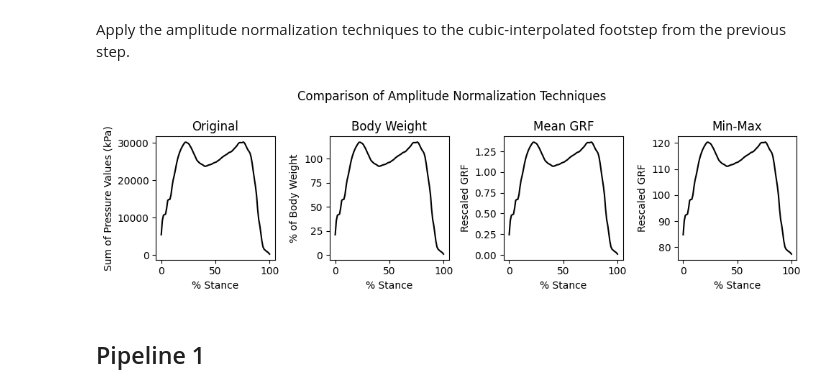
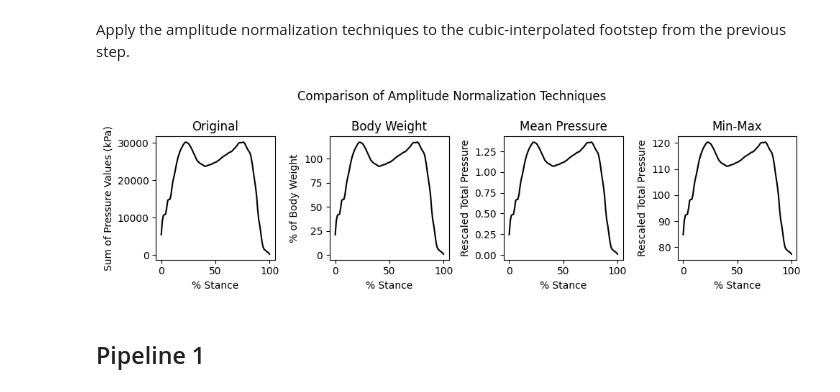
Before and after one commit to UNB-StepUP/StepUP-P150, a Jupyter notebook: python/normalize_footsteps.ipynb, the cells around one changed output. Cells and saved outputs as stored; diff of their text form; code cells hidden in the pictures.

```diff
--- a/python/normalize_footsteps.ipynb
+++ b/python/normalize_footsteps.ipynb
@@ -58,7 +58,7 @@ def spatial_flip(footstep,orientation):
 
   return footstep_upright
 
-# rotate centered footstep using direction of PC1
+# rotate centered footstep using direction of first principal component axis
 def spatial_rotation(footstep):
 
   # get peak pressure image
@@ -67,8 +67,7 @@ def spatial_rotation(footstep):
   # get angle of first principal component axis
   c, r = np.where(img_peak > 0)
   X = np.array([c,r]).T
-  pca = PCA(n_components=2)
-  projected = pca.fit_transform(X)
+  pca = PCA(n_components=2).fit(X)
   angle = np.arctan2(pca.components_[0,1], pca.components_[0,0])
   angle = np.degrees(angle)
 
@@ -78,8 +77,8 @@ def spatial_rotation(footstep):
 
   rotation_angle = -angle
 
-  # grow image to allow room for rotation
-  max_sz = max(footstep.shape)
+  # enlarge to allow room for rotation
+  max_sz = max(footstep.shape[1:])
   footstep_rotated = np.zeros((footstep.shape[0],max_sz,max_sz))
 
   # rotate each frame and pad to desired shape
@@ -242,24 +241,21 @@ def temporal_zeropad(footstep,t = 300):
 # %% [markdown]
 Amplitude Normalization
 # %%
-# Rescale amplitude by mean of ground reaction force.
-# The rescaled footstep's GRF time series will have a mean of 1.
-def amplitude_meanGRF(footstep):
-    mean_GRF = footstep.sum((1,2)).mean()
-    return footstep/mean_GRF, mean_GRF
+# Rescale amplitude by the average total pressure of the footstep.
+def amplitude_meanpressure(footstep):
+    mean_pressure = footstep.sum((1,2)).mean()
+    return footstep/mean_pressure, mean_pressure
 
 # Rescale amplitude to a minimum value of 0 and maximum of one.
 def amplitude_minmax(footstep):
     return (footstep - footstep.min())/(footstep.max() - footstep.min())
 
 # Rescale amplitude by the participant's measured body weight.
-# The rescaled footstep's GRF time series will be 1 where the ground
-# reaction force is exactly equal to the participant's weight.
 def amplitude_bodyweight(footstep,body_mass,rx = 0.005,ry = 0.005):
     # convert body mass to N
     body_weight = body_mass * 9.81
 
-    # scaling factor for converting footstep GRF to N
+    # scaling factor for converting footstep's total pressure into GRF to N
     pix_per_m2 = 1/(rx * ry)
     scale_factor = 1000/pix_per_m2
 
@@ -446,36 +442,36 @@ Apply the amplitude normalization techniques to the cubic-interpolated footstep
 # %%
 fig, ax = plt.subplots(1,4,figsize = (10,3), layout="tight")
 fig.suptitle('Comparison of Amplitude Normalization Techniques')
 
 ax[0].plot(footstep_interp_cub.sum((1,2)),'k-')
 ax[0].set_title('Original')
 ax[0].set_xlabel('% Stance')
 ax[0].set_ylabel('Sum of Pressure Values (kPa)')
 
 # body weight normalization
 footstep_bw = amplitude_bodyweight(footstep_interp_cub,body_mass = body_mass)
 ax[1].plot(footstep_bw.sum((1,2))*100,'k-')
 ax[1].set_title('Body Weight')
 ax[1].set_ylabel('% of Body Weight')
 ax[1].set_xlabel('% Stance')
 
-# Mean GRF normalization
-footstep_meanGRF,meanGRF = amplitude_meanGRF(footstep_interp_cub)
-ax[2].plot(footstep_meanGRF.sum((1,2)),'k-')
-ax[2].set_title('Mean GRF')
+# Mean Pressure normalization
+footstep_meanpressure,meanpressure = amplitude_meanpressure(footstep_interp_cub)
+ax[2].plot(footstep_meanpressure.sum((1,2)),'k-')
+ax[2].set_title('Mean Pressure')
 ax[2].set_xlabel('% Stance')
-ax[2].set_ylabel('Rescaled GRF')
+ax[2].set_ylabel('Rescaled Total Pressure')
 
-# min-max GRF normalization
+# min-max normalization
 footstep_minmax = amplitude_minmax(footstep_interp_cub)
 ax[3].plot(footstep_minmax.sum((1,2)),'k-')
 ax[3].set_title('Min-Max')
 ax[3].set_xlabel('% Stance')
-ax[3].set_ylabel('Rescaled GRF')
+ax[3].set_ylabel('Rescaled Total Pressure')
 
 plt.show()
 # %% [output]
-[figure, old version]
+[figure, new version]
 # %% [markdown]
 ## Pipeline 1
 # %% [markdown]
```
Also changed, not shown: parts of 4 cells of this notebook, 2 other files.
